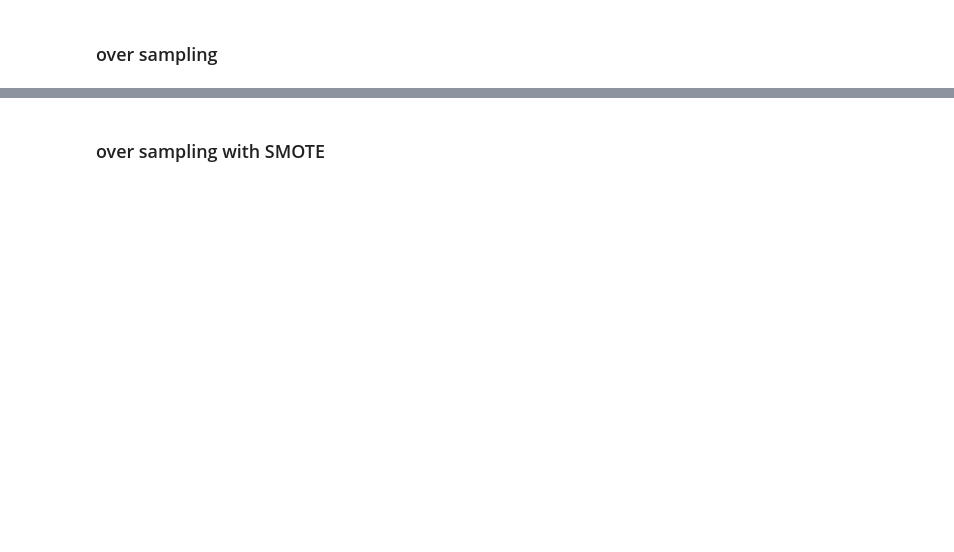
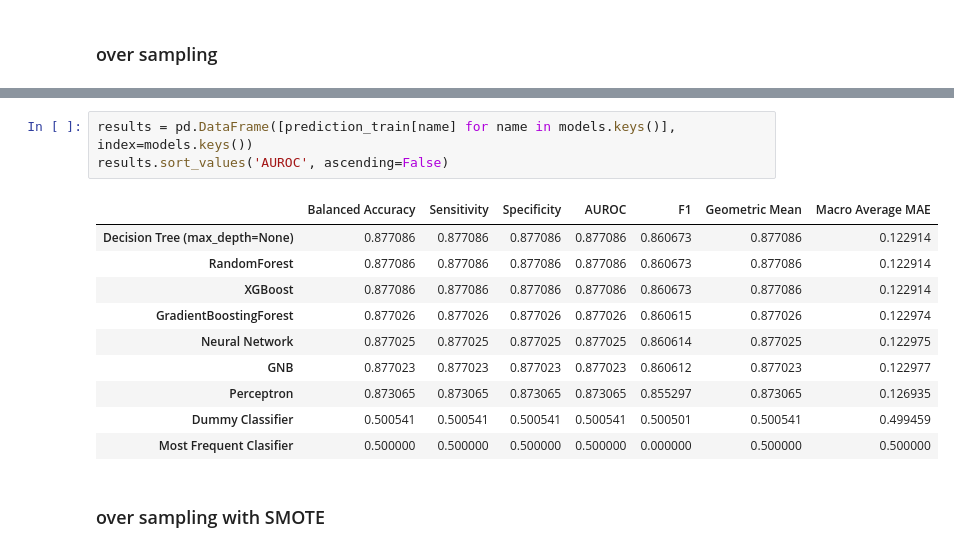
Before and after one commit to guojunseven/Data-Mining-Project, a Jupyter notebook: COVID19 Diagnosis Prediction.ipynb, the cells around one changed output, grey strips where cells are left out. Cells and saved outputs as stored; diff of their text form; blank space fills up the shorter version.

Commit message:
update and clear data understanding

```diff
--- a/COVID19 Diagnosis Prediction.ipynb
+++ b/COVID19 Diagnosis Prediction.ipynb
@@ -1132,3 +1262,17 @@ KeyError: 'Perceptron'
+# %%
+results = pd.DataFrame([prediction_train[name] for name in models.keys()], index=models.keys())
+results.sort_values('AUROC', ascending=False)
+# %% [output]
+|  | Balanced Accuracy | Sensitivity | Specificity | AUROC | F1 | Geometric Mean | Macro Average MAE |
+| Decision Tree (max_depth=None) | 0.877086 | 0.877086 | 0.877086 | 0.877086 | 0.860673 | 0.877086 | 0.122914 |
+| RandomForest | 0.877086 | 0.877086 | 0.877086 | 0.877086 | 0.860673 | 0.877086 | 0.122914 |
+| XGBoost | 0.877086 | 0.877086 | 0.877086 | 0.877086 | 0.860673 | 0.877086 | 0.122914 |
+| GradientBoostingForest | 0.877026 | 0.877026 | 0.877026 | 0.877026 | 0.860615 | 0.877026 | 0.122974 |
+| Neural Network | 0.877025 | 0.877025 | 0.877025 | 0.877025 | 0.860614 | 0.877025 | 0.122975 |
+| GNB | 0.877023 | 0.877023 | 0.877023 | 0.877023 | 0.860612 | 0.877023 | 0.122977 |
+| Perceptron | 0.873065 | 0.873065 | 0.873065 | 0.873065 | 0.855297 | 0.873065 | 0.126935 |
+| Dummy Classifier | 0.500541 | 0.500541 | 0.500541 | 0.500541 | 0.500501 | 0.500541 | 0.499459 |
+| Most Frequent Clasifier | 0.500000 | 0.500000 | 0.500000 | 0.500000 | 0.000000 | 0.500000 | 0.500000 |
 # %% [markdown]
 ### over sampling with SMOTE
 # %%
```
Also changed, not shown: parts of 69 cells of this notebook.
